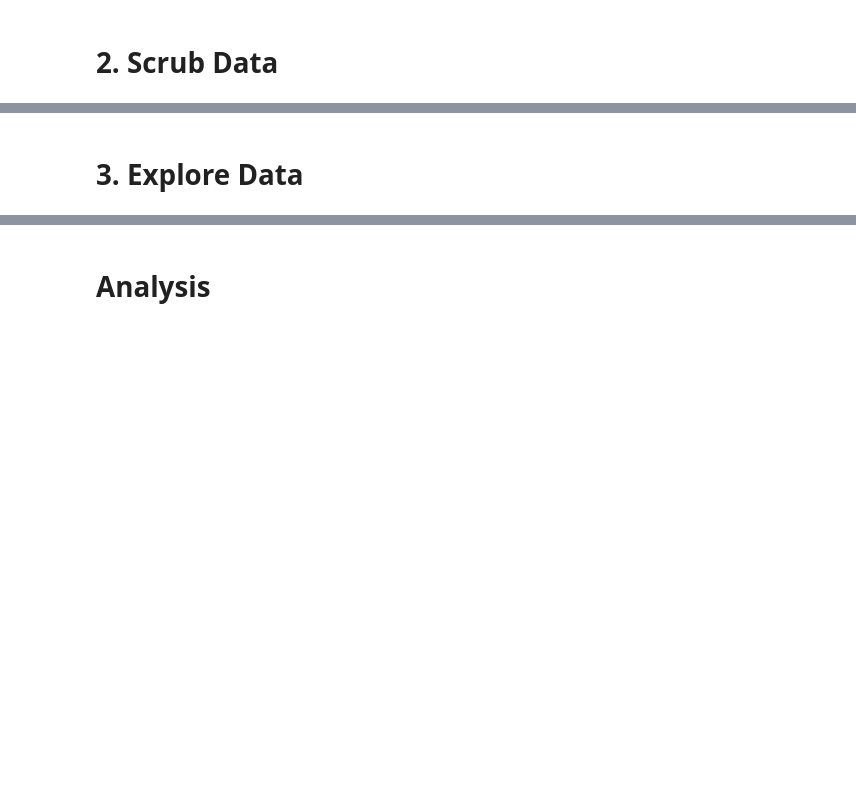
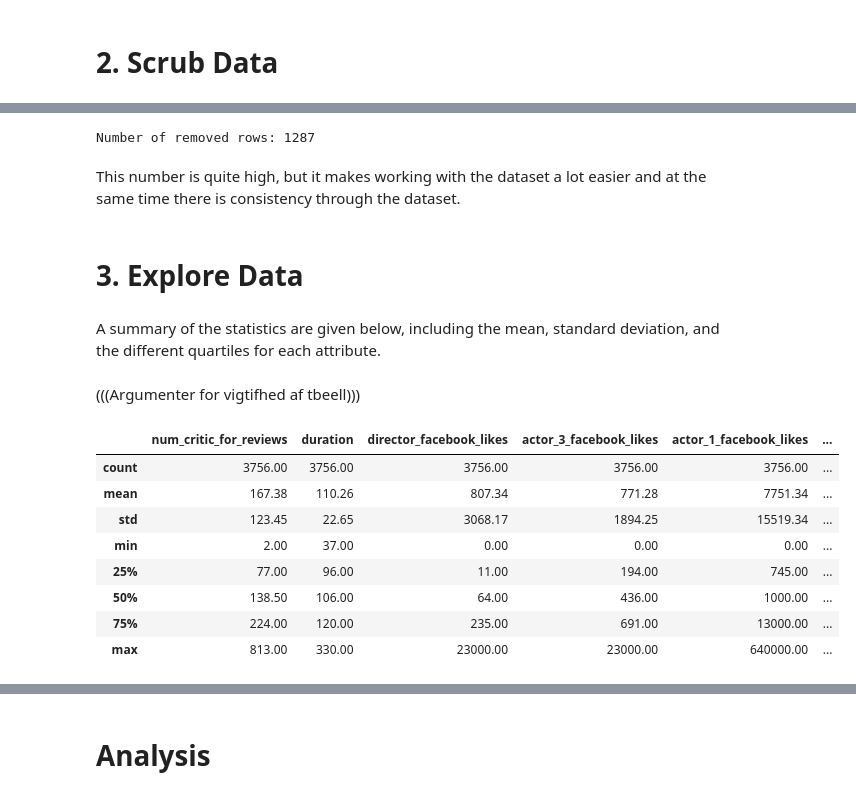
Before and after one commit to christianbillp/python, a Jupyter notebook: notebooks/ML_projekt1.ipynb, the cells around one changed output, grey strips where cells are left out. Saved outputs shown, nothing was run; the diff lists cells and outputs as text; code cells hidden in the pictures; blank space fills up the shorter version.

```diff
--- a/notebooks/ML_projekt1.ipynb
+++ b/notebooks/ML_projekt1.ipynb
@@ -46,2 +50,28 @@ https://machinelearningmastery.com/how-to-work-through-a-problem-like-a-data-sci
+# %%
+data = {}
+data['raw'] = pd.read_csv("movie_metadata.csv")
+data['no_na'] = data['raw'].dropna();
+data['n_removed_na'] = data['raw'].shape[0] - data['no_na'].shape[0]
+print(f"Number of removed rows: {data['n_removed_na']}")
+# %% [output]
+Number of removed rows: 1287
+# %% [markdown]
+This number is quite high, but it makes working with the dataset a lot easier and at the same time there is consistency through the dataset.
 # %% [markdown]
 # 3. Explore Data
+# %% [markdown]
+A summary of the statistics are given below, including the mean, standard deviation, and the different quartiles for each attribute.
+# %% [markdown]
+(((Argumenter for vigtifhed af tbeell)))
+# %%
+data['no_na'].describe().round(decimals=2)
+# %% [output]
+|  | num_critic_for_reviews | duration | director_facebook_likes | actor_3_facebook_likes | actor_1_facebook_likes | ... |
+| count | 3756.00 | 3756.00 | 3756.00 | 3756.00 | 3756.00 | ... |
+| mean | 167.38 | 110.26 | 807.34 | 771.28 | 7751.34 | ... |
+| std | 123.45 | 22.65 | 3068.17 | 1894.25 | 15519.34 | ... |
+| min | 2.00 | 37.00 | 0.00 | 0.00 | 0.00 | ... |
+| 25% | 77.00 | 96.00 | 11.00 | 194.00 | 745.00 | ... |
+| 50% | 138.50 | 106.00 | 64.00 | 436.00 | 1000.00 | ... |
+| 75% | 224.00 | 120.00 | 235.00 | 691.00 | 13000.00 | ... |
+| max | 813.00 | 330.00 | 23000.00 | 23000.00 | 640000.00 | ... |
```
Also changed, not shown: parts of 33 cells of this notebook.
